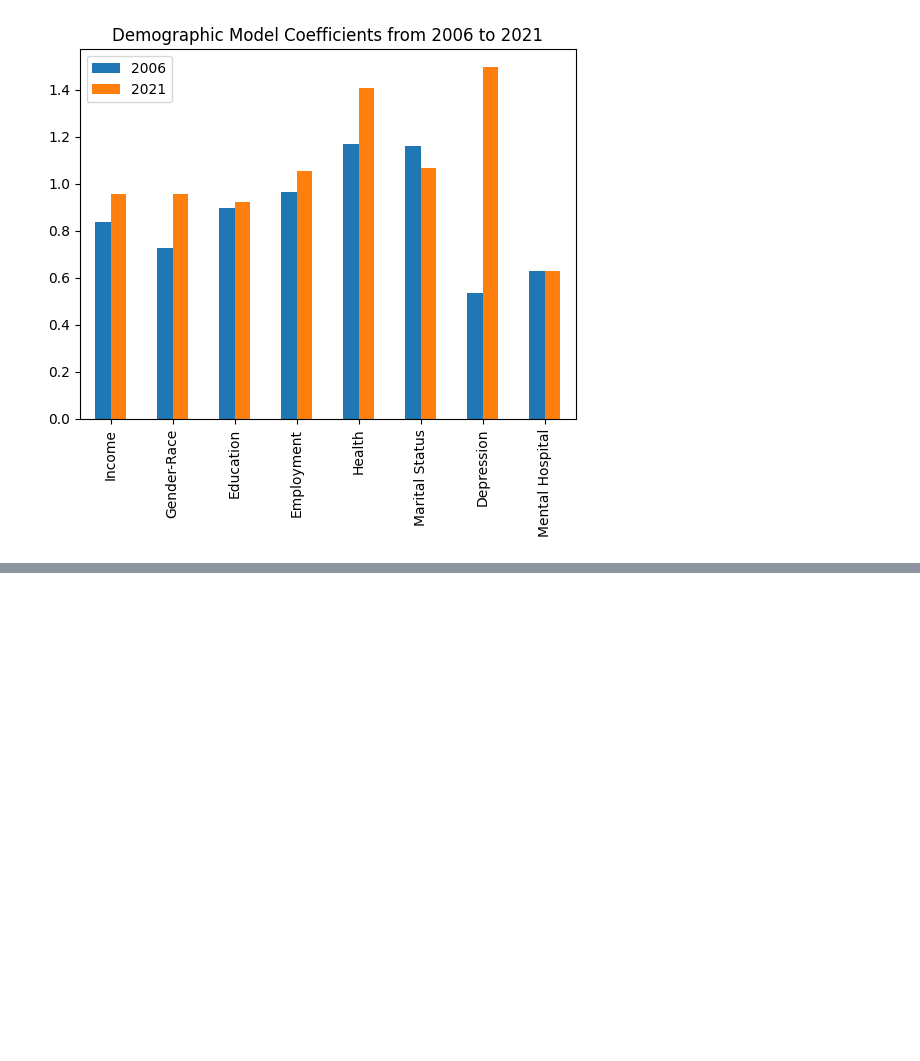
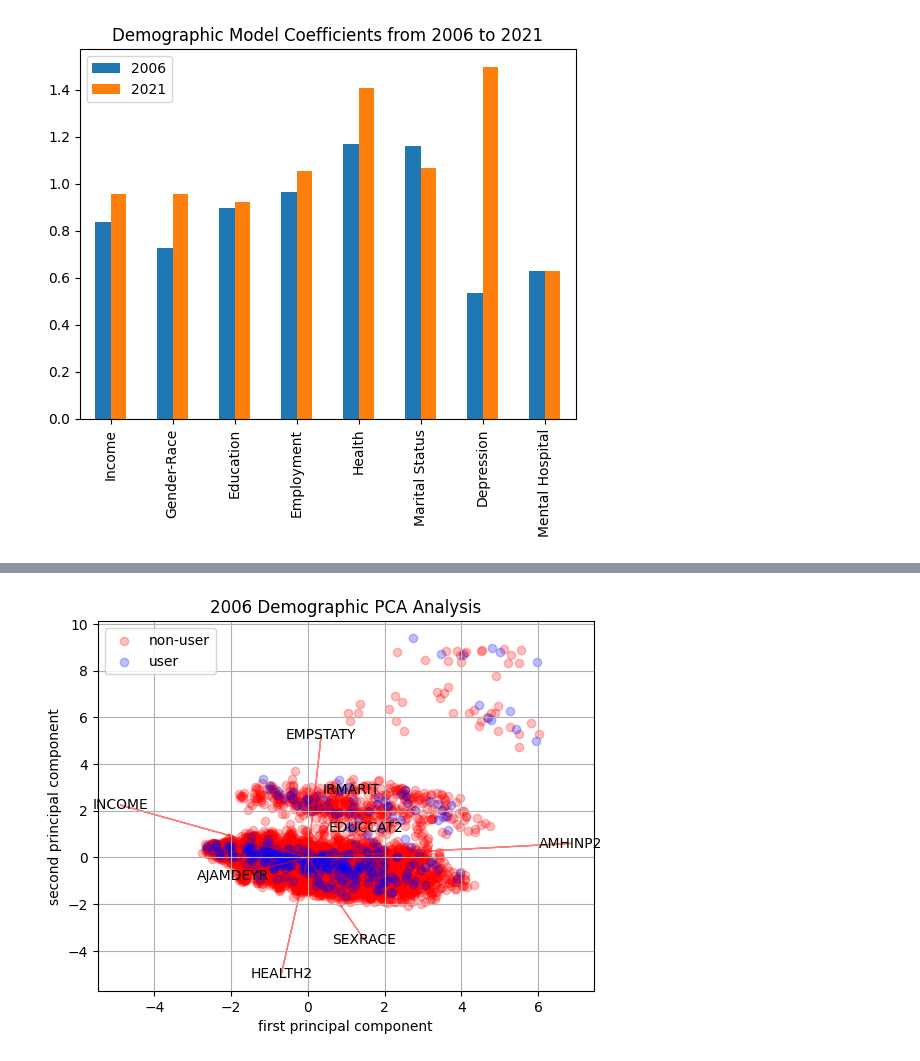
Before and after one commit to HotelTango314/dsa5900, a Jupyter notebook: NSDUH_Explore.ipynb, the cells around one changed output, grey strips where cells are left out. Drawn from its saved outputs; the diff is of its cells as text; code cells hidden in the pictures; blank space fills up the shorter version.

```diff
--- a/NSDUH_Explore.ipynb
+++ b/NSDUH_Explore.ipynb
@@ -1422,0 +1480,4 @@ coef_tw1:  [0.9588227505662315, 0.9585804806217393, 0.9245573624329654, 1.055639
+# %%
+PCA_scatter_plot(dm_six_X,dm_six_y,"2006 Demographic PCA Analysis",dm_six_final)
+# %% [output]
+[figure, added]
```
Also changed, not shown: parts of 9 cells of this notebook.
